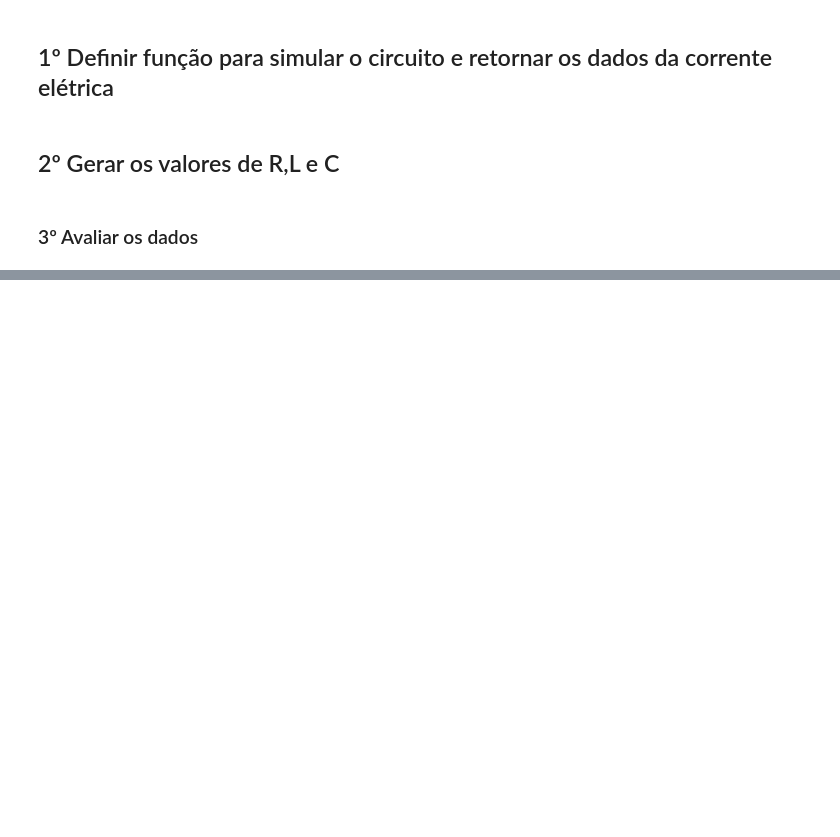
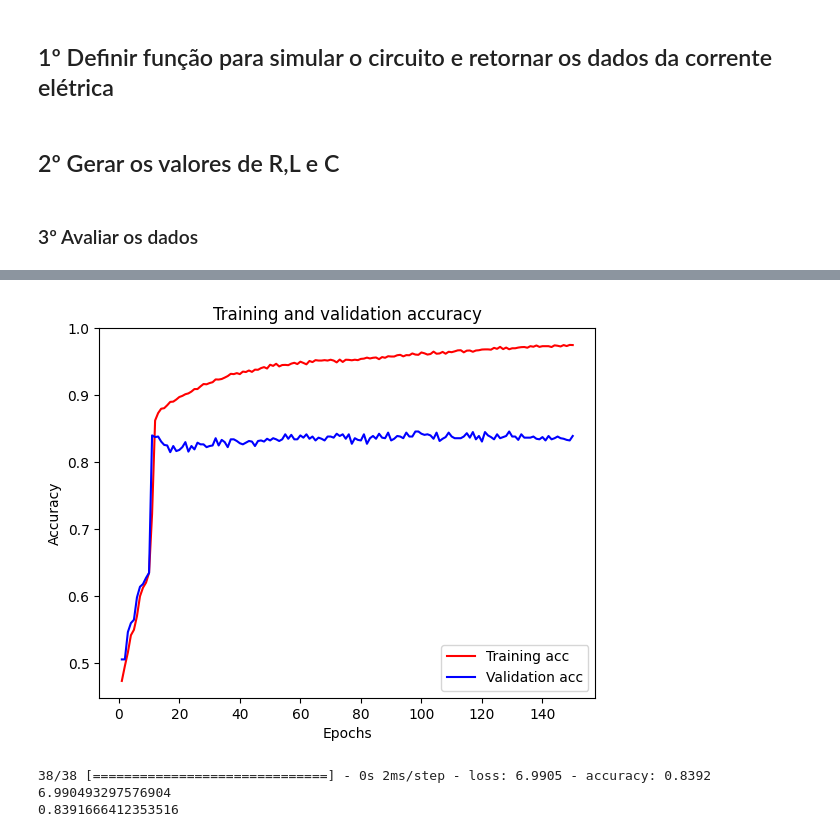
Before and after one commit to ygordealmeida/Electricalcircuit_predictvalues, a Jupyter notebook: simulador.ipynb, the cells around one changed output, grey strips where cells are left out. Drawn from its saved outputs; the diff is of its cells as text; code cells hidden in the pictures; blank space fills up the shorter version.

```diff
--- a/simulador.ipynb
+++ b/simulador.ipynb
@@ -196 +356,22 @@ print('\nTest accuracy:', test_acc)
+# %%
+plt.clf()   # clear figure
+
+plt.plot(epochs, acc, 'r', label='Training acc')
+plt.plot(epochs, val_acc, 'b', label='Validation acc')
+plt.title('Training and validation accuracy')
+plt.xlabel('Epochs')
+plt.ylabel('Accuracy')
+plt.legend()
+
+plt.show()
+
+
+loss, accuracy = model_2.evaluate(Y_Pca, conjunto_teste)
+print(loss)
+print(accuracy)
+# %% [output]
+[figure, added]
+38/38 [==============================] - 0s 2ms/step - loss: 6.9905 - accuracy: 0.8392
+6.990493297576904
+0.8391666412353516
 # %%
```
Also changed, not shown: parts of 26 cells of this notebook.
